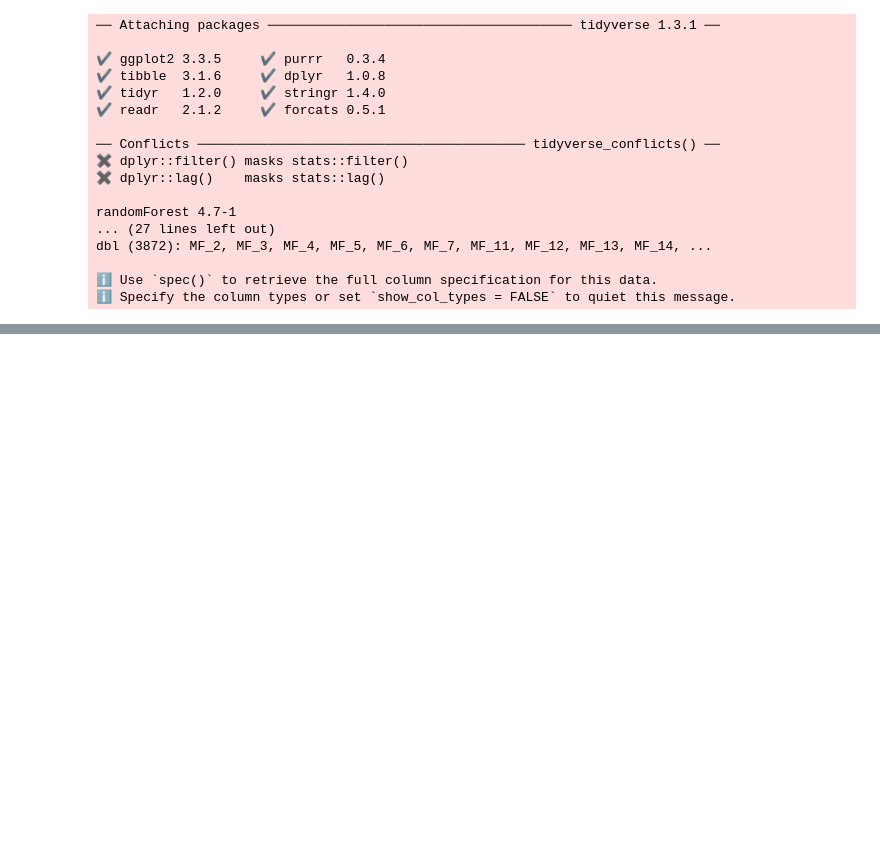
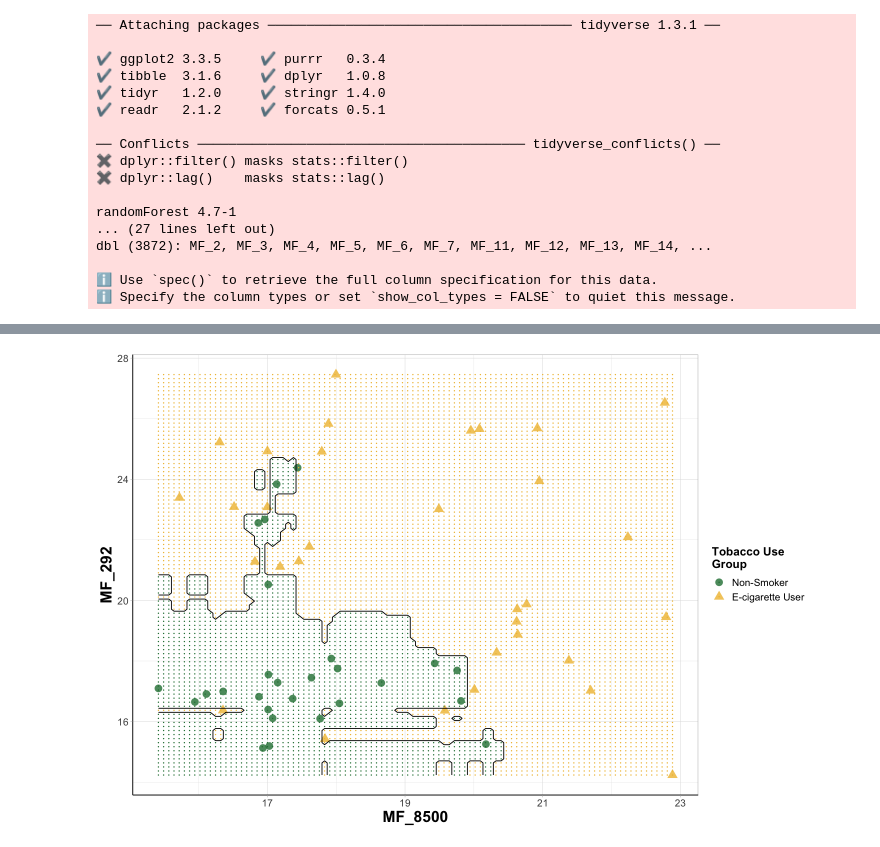
Before and after one commit to UNC-CEMALB/P1002_Ecig-Metabolomics-NELF, a Jupyter notebook: 5. ML Visualizations/Decision Boundary Plot.ipynb, the cells around one changed output, grey strips where cells are left out. Cells and saved outputs as stored; diff of their text form; code cells hidden in the pictures; blank space fills up the shorter version.

```diff
--- a/5. ML Visualizations/Decision Boundary Plot.ipynb
+++ b/5. ML Visualizations/Decision Boundary Plot.ipynb
@@ -153,27 +197,29 @@ FigureX
 # %%
 ggplot() +
-  geom_point(data = df2, aes(x = MF_7221, y = MF_292, color = Smoking_Status, shape = Smoking_Status),
+  geom_point(data = df2, aes(x = MF_8500, y = MF_292, color = Smoking_Status, shape = Smoking_Status),
             size = 4, alpha = 0.8) +
-  geom_contour(data = grid_df2, aes(x = MF_7221, y = MF_292, z = as.numeric(Pred_Class == "1")), color = "black",
+  geom_contour(data = grid_df2, aes(x = MF_8500, y = MF_292, z = as.numeric(Pred_Class == "1")), color = "black",
                breaks = 0.5) + #adds contour line
-  geom_point(data = grid_df2, aes(x = MF_7221, y = MF_292, color = Pred_Class), size = 0.1) + #shades plot
+  geom_point(data = grid_df2, aes(x = MF_8500, y = MF_292, color = Pred_Class), size = 0.1) + #shades plot
 
   theme_light() +
   theme(axis.line = element_line(colour = "black"), #making x and y axes black
         axis.text = element_text(size = 12), #changing size of x axis labels
         axis.title = element_text(face = "bold", size = rel(1.7)), #changes axis titles
         legend.title = element_text(face = 'bold', size = 14), #changes legend title
         legend.text = element_text(size = 12), #changes legend text
         strip.text.x = element_text(size = 15, face = "bold"), #changes size of facet x axis
         strip.text.y = element_text(size = 15, face = "bold")) + #changes size of facet y axis
-  labs(x = 'MF_7221', y = 'MF_292') + #changing axis labels
+  labs(x = 'MF_8500', y = 'MF_292') + #changing axis labels
 
-  scale_color_manual(name = "Lung Response \nClass",
+  scale_color_manual(name = "Tobacco Use \nGroup",
                       values = c(metbrewer_colors[5], metbrewer_colors[2]),
                       labels = c('Non-Smoker','E-cigarette User')) + #reordering
-  scale_shape_manual(name = "Lung Response \nClass",
+  scale_shape_manual(name = "Tobacco Use \nGroup",
                      values = c(16,17),
                      labels = c('Non-Smoker','E-cigarette User'))
+# %% [output]
+[figure, added]
 # %%
 #exporting figure
 ggsave(FigureX,
```
Also changed, not shown: parts of 10 cells of this notebook.
